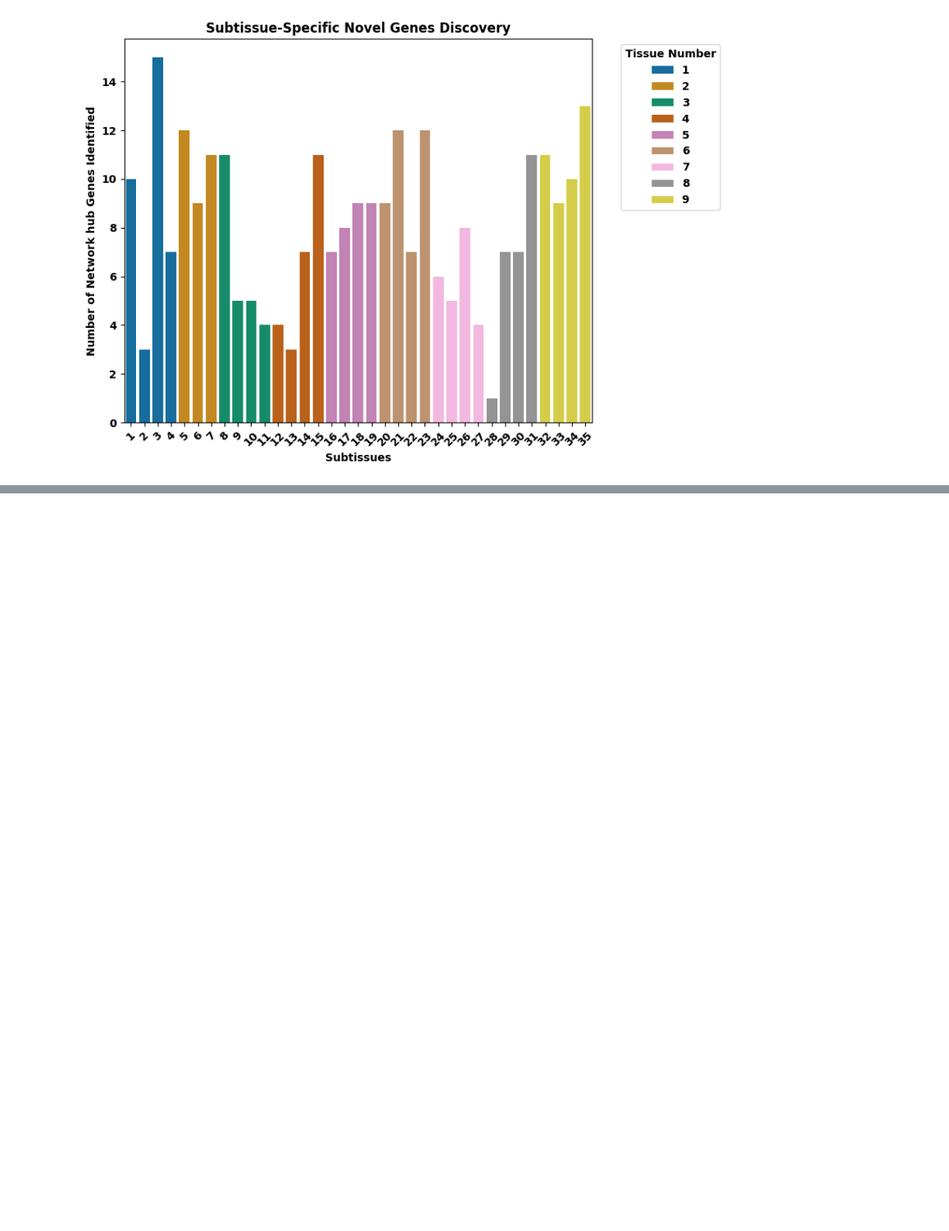
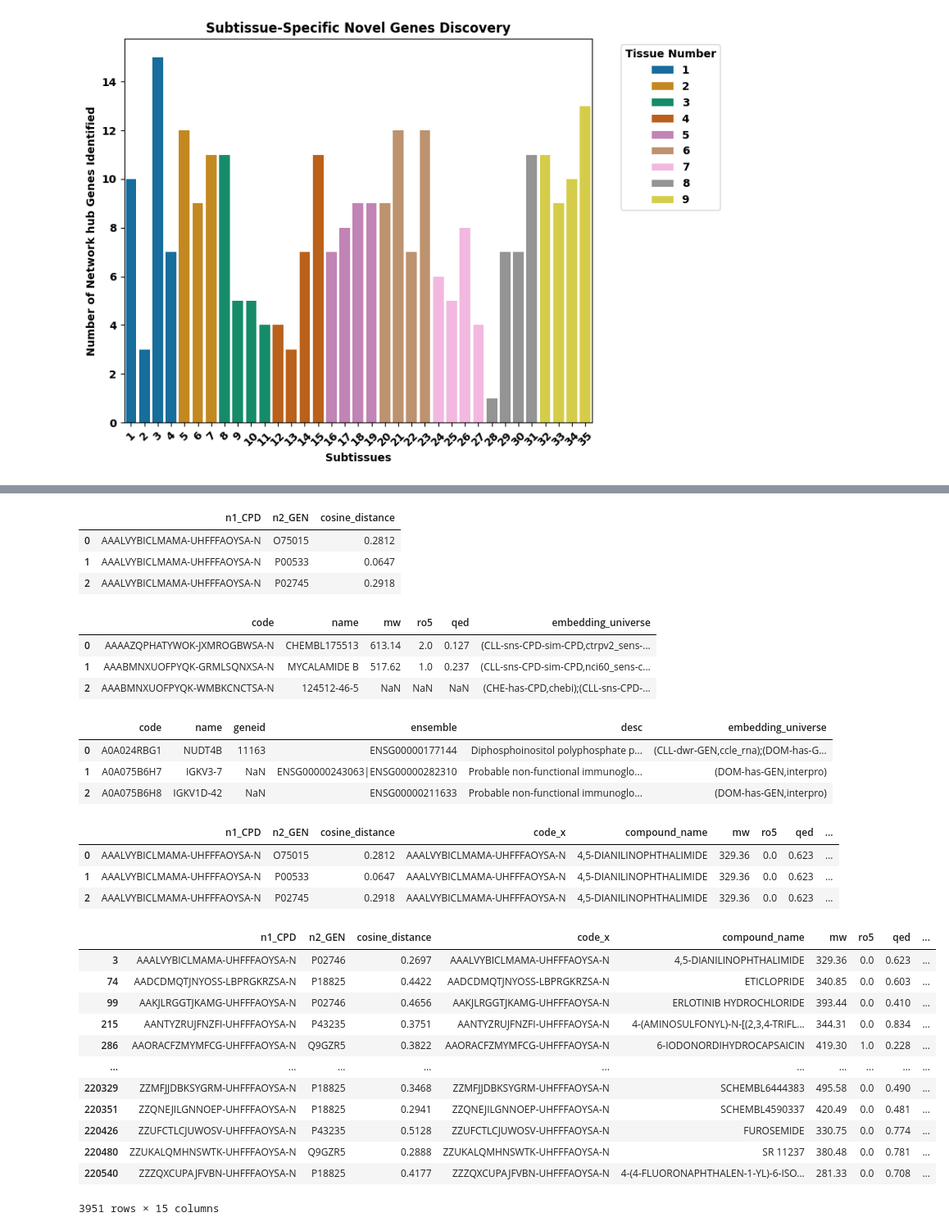
Before and after one commit to mmottaqii/AD-Biomarkers-MultiOmics, a Jupyter notebook: scripts/review_aug_26.ipynb, the cells around one changed output, grey strips where cells are left out. Shown at 82% size. Cells and saved outputs as stored; diff of their text form; code cells hidden in the pictures; blank space fills up the shorter version.

```diff
--- a/scripts/review_aug_26.ipynb
+++ b/scripts/review_aug_26.ipynb
@@ -4284,0 +4284,20 @@ plt.show()
+# %%
+# Union of the novel hub genes
+
+import pickle
+import os
+
+# Load the dictionary from the pickle file
+pickle_dir = os.path.expanduser('~/rnaseq_synapse')
+with open(f'{pickle_dir}/novel_hub_genes_by_cluster_oct7_2024.pkl', 'rb') as file:
+    higher_ranked_genes_by_cluster = pickle.load(file)
+
+
+
+# Get the union of all genes from the higher_ranked_genes_by_cluster dictionary
+genes_interest = set()
+
+# Iterate through each cluster and collect all genes
+for cluster, gene_info in higher_ranked_genes_by_cluster.items():
+    for gene, rank, metric in gene_info:
+        genes_interest.add(gene)
@@ -4284,0 +4324,55 @@ plt.show()
+# %%
+import pandas as pd
+embeddings = pd.read_csv('/home/vmottaqi/rnaseq_synapse/Bioteque/CPD-int-GEN/curated_targets/embeddings/dists.tsv', sep='\t')
+compounds = pd.read_csv('/home/vmottaqi/rnaseq_synapse/Bioteque/CPD.tsv', sep='\t')
+genes = pd.read_csv('/home/vmottaqi/rnaseq_synapse/Bioteque/GEN.tsv', sep='\t')
+# %%
+embeddings.head(3)
+# %% [output]
+|  | n1_CPD | n2_GEN | cosine_distance |
+| 0 | AAALVYBICLMAMA-UHFFFAOYSA-N | O75015 | 0.2812 |
+| 1 | AAALVYBICLMAMA-UHFFFAOYSA-N | P00533 | 0.0647 |
+| 2 | AAALVYBICLMAMA-UHFFFAOYSA-N | P02745 | 0.2918 |
+# %%
+compounds.head(3)
+# %% [output]
+|  | code | name | mw | ro5 | qed | embedding_universe |
+| 0 | AAAAZQPHATYWOK-JXMROGBWSA-N | CHEMBL175513 | 613.14 | 2.0 | 0.127 | (CLL-sns-CPD-sim-CPD,ctrpv2_sens-... |
+| 1 | AAABMNXUOFPYQK-GRMLSQNXSA-N | MYCALAMIDE B | 517.62 | 1.0 | 0.237 | (CLL-sns-CPD-sim-CPD,nci60_sens-c... |
+| 2 | AAABMNXUOFPYQK-WMBKCNCTSA-N | 124512-46-5 | NaN | NaN | NaN | (CHE-has-CPD,chebi);(CLL-sns-CPD-... |
+# %%
+genes.head(3)
+# %% [output]
+|  | code | name | geneid | ensemble | desc | embedding_universe |
+| 0 | A0A024RBG1 | NUDT4B | 11163 | ENSG00000177144 | Diphosphoinositol polyphosphate p... | (CLL-dwr-GEN,ccle_rna);(DOM-has-G... |
+| 1 | A0A075B6H7 | IGKV3-7 | NaN | ENSG00000243063|ENSG00000282310 | Probable non-functional immunoglo... | (DOM-has-GEN,interpro) |
+| 2 | A0A075B6H8 | IGKV1D-42 | NaN | ENSG00000211633 | Probable non-functional immunoglo... | (DOM-has-GEN,interpro) |
+# %%
+# Map compounds and genes to their names
+embeddings = embeddings.merge(compounds, left_on='n1_CPD', right_on='code', how='left')
+embeddings = embeddings.merge(genes, left_on='n2_GEN', right_on='code', how='left')
+# Rename columns for clarity
+embeddings.rename(columns={'name_x': 'compound_name', 'name_y': 'gene_name'}, inplace=True)
+embeddings.head(3)
+# %% [output]
+|  | n1_CPD | n2_GEN | cosine_distance | code_x | compound_name | mw | ro5 | qed | ... |
+| 0 | AAALVYBICLMAMA-UHFFFAOYSA-N | O75015 | 0.2812 | AAALVYBICLMAMA-UHFFFAOYSA-N | 4,5-DIANILINOPHTHALIMIDE | 329.36 | 0.0 | 0.623 | ... |
+| 1 | AAALVYBICLMAMA-UHFFFAOYSA-N | P00533 | 0.0647 | AAALVYBICLMAMA-UHFFFAOYSA-N | 4,5-DIANILINOPHTHALIMIDE | 329.36 | 0.0 | 0.623 | ... |
+| 2 | AAALVYBICLMAMA-UHFFFAOYSA-N | P02745 | 0.2918 | AAALVYBICLMAMA-UHFFFAOYSA-N | 4,5-DIANILINOPHTHALIMIDE | 329.36 | 0.0 | 0.623 | ... |
+# %%
+embeddings_filtered = embeddings[embeddings['gene_name'].isin(genes_interest)]
+embeddings_filtered
+# %% [output]
+|  | n1_CPD | n2_GEN | cosine_distance | code_x | compound_name | mw | ro5 | qed | ... |
+| 3 | AAALVYBICLMAMA-UHFFFAOYSA-N | P02746 | 0.2697 | AAALVYBICLMAMA-UHFFFAOYSA-N | 4,5-DIANILINOPHTHALIMIDE | 329.36 | 0.0 | 0.623 | ... |
+| 74 | AADCDMQTJNYOSS-LBPRGKRZSA-N | P18825 | 0.4422 | AADCDMQTJNYOSS-LBPRGKRZSA-N | ETICLOPRIDE | 340.85 | 0.0 | 0.603 | ... |
+| 99 | AAKJLRGGTJKAMG-UHFFFAOYSA-N | P02746 | 0.4656 | AAKJLRGGTJKAMG-UHFFFAOYSA-N | ERLOTINIB HYDROCHLORIDE | 393.44 | 0.0 | 0.410 | ... |
+| 215 | AANTYZRUJFNZFI-UHFFFAOYSA-N | P43235 | 0.3751 | AANTYZRUJFNZFI-UHFFFAOYSA-N | 4-(AMINOSULFONYL)-N-[(2,3,4-TRIFL... | 344.31 | 0.0 | 0.834 | ... |
+| 286 | AAORACFZMYMFCG-UHFFFAOYSA-N | Q9GZR5 | 0.3822 | AAORACFZMYMFCG-UHFFFAOYSA-N | 6-IODONORDIHYDROCAPSAICIN | 419.30 | 1.0 | 0.228 | ... |
+| ... | ... | ... | ... | ... | ... | ... | ... | ... | ... |
+| 220329 | ZZMFJJDBKSYGRM-UHFFFAOYSA-N | P18825 | 0.3468 | ZZMFJJDBKSYGRM-UHFFFAOYSA-N | SCHEMBL6444383 | 495.58 | 0.0 | 0.490 | ... |
+| 220351 | ZZQNEJILGNNOEP-UHFFFAOYSA-N | P18825 | 0.2941 | ZZQNEJILGNNOEP-UHFFFAOYSA-N | SCHEMBL4590337 | 420.49 | 0.0 | 0.481 | ... |
+| 220426 | ZZUFCTLCJUWOSV-UHFFFAOYSA-N | P43235 | 0.5128 | ZZUFCTLCJUWOSV-UHFFFAOYSA-N | FUROSEMIDE | 330.75 | 0.0 | 0.774 | ... |
+| 220480 | ZZUKALQMHNSWTK-UHFFFAOYSA-N | Q9GZR5 | 0.2888 | ZZUKALQMHNSWTK-UHFFFAOYSA-N | SR 11237 | 380.48 | 0.0 | 0.781 | ... |
+| 220540 | ZZZQXCUPAJFVBN-UHFFFAOYSA-N | P18825 | 0.4177 | ZZZQXCUPAJFVBN-UHFFFAOYSA-N | 4-(4-FLUORONAPHTHALEN-1-YL)-6-ISO... | 281.33 | 0.0 | 0.708 | ... |
+3951 rows × 15 columns
```
Also changed, not shown: parts of 7 cells of this notebook.
